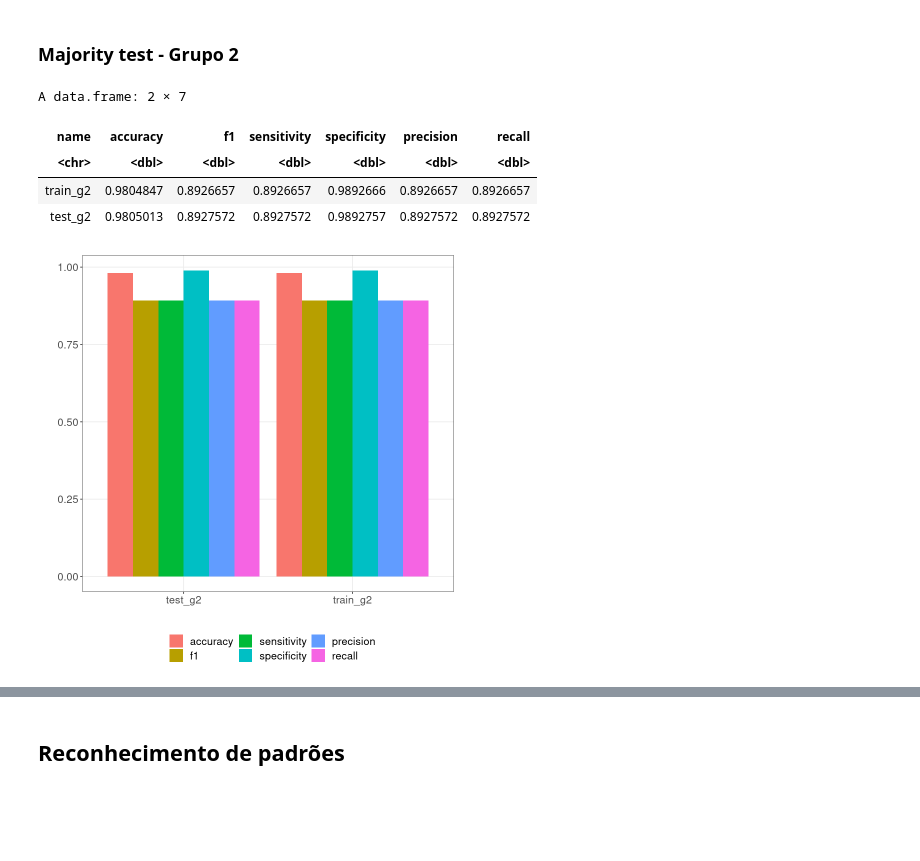
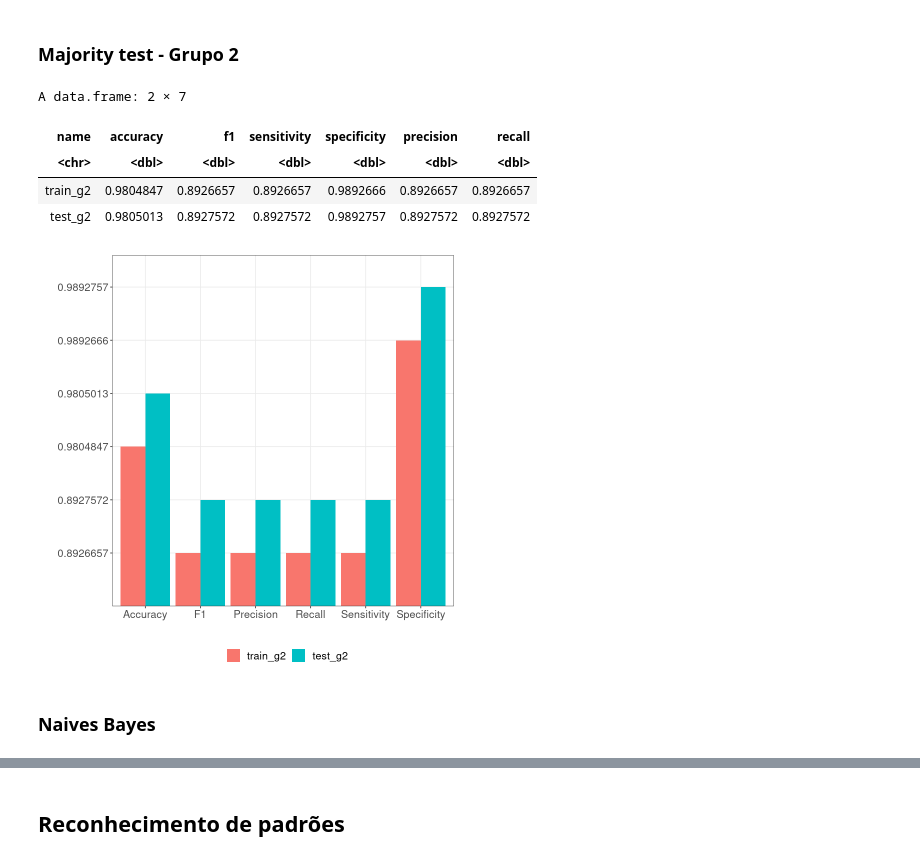
Before and after one commit to frankfaisca/cefet-min-dados, a Jupyter notebook: pattern_prediction.ipynb, the cells around one changed output, grey strips where cells are left out. Saved outputs shown, nothing was run; the diff lists cells and outputs as text; code cells hidden in the pictures; blank space fills up the shorter version.

```diff
--- a/pattern_prediction.ipynb
+++ b/pattern_prediction.ipynb
@@ -232,14 +232,3 @@ new_row <- data.frame(
   recall = test_eval$recall
 )
 metricas <- rbind(metricas, new_row)
-# %%
-metricas
-grf <- plot_groupedbar(metricas) + font
-plot(grf)
-# %% [output]
-A data.frame: 2 × 7
-| name | accuracy | f1 | sensitivity | specificity | precision | recall |
-| <chr> | <dbl> | <dbl> | <dbl> | <dbl> | <dbl> | <dbl> |
-| train_g2 | 0.9804847 | 0.8926657 | 0.8926657 | 0.9892666 | 0.8926657 | 0.8926657 |
-| test_g2 | 0.9805013 | 0.8927572 | 0.8927572 | 0.9892757 | 0.8927572 | 0.8927572 |
-[figure, removed]
@@ -247,0 +235,19 @@ A data.frame: 2 × 7
+# %%
+metricas
+t_metricas <- t(metricas)
+colnames(t_metricas) <- t_metricas[1, ]
+t_metricas <- t_metricas[-1, ]
+t_metricas <- cbind(c("Accuracy","F1", "Sensitivity", "Specificity",
+                                  "Precision", "Recall"), t_metricas )
+
+grf <- plot_groupedbar(t_metricas) + font
+plot(grf)
+# %% [output]
+A data.frame: 2 × 7
+| name | accuracy | f1 | sensitivity | specificity | precision | recall |
+| <chr> | <dbl> | <dbl> | <dbl> | <dbl> | <dbl> | <dbl> |
+| train_g2 | 0.9804847 | 0.8926657 | 0.8926657 | 0.9892666 | 0.8926657 | 0.8926657 |
+| test_g2 | 0.9805013 | 0.8927572 | 0.8927572 | 0.9892757 | 0.8927572 | 0.8927572 |
+[figure, added]
+# %% [markdown]
+### Naives Bayes
```
Also changed, not shown: parts of 5 cells of this notebook, 1 other file.
